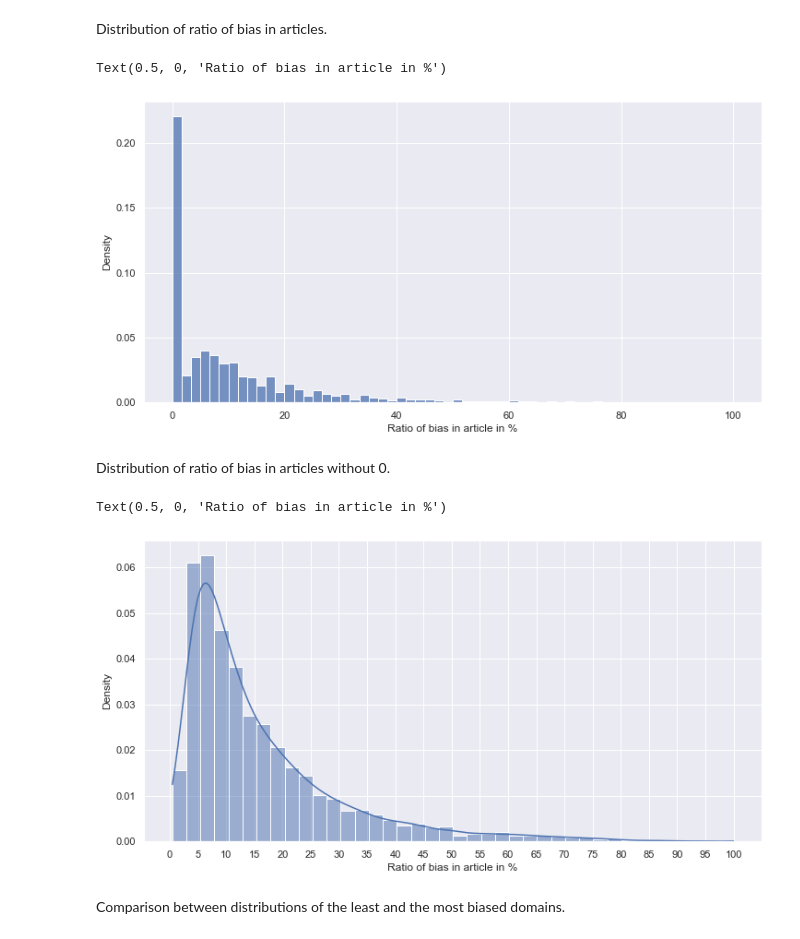
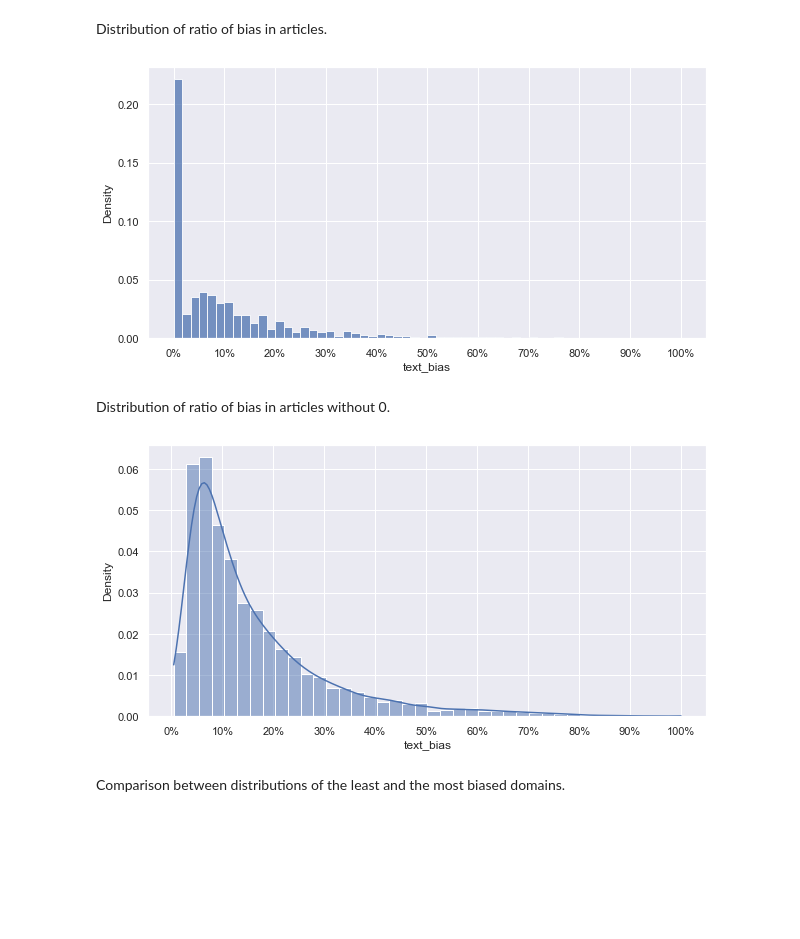
Before and after one commit to horychtom/czech-media-bias-detection, a Jupyter notebook: notebooks/media/full_pipeline/news_experiments.ipynb, the cells around one changed output. Drawn from its saved outputs; the diff is of its cells as text; code cells hidden in the pictures; blank space fills up the shorter version.

```diff
--- a/notebooks/media/full_pipeline/news_experiments.ipynb
+++ b/notebooks/media/full_pipeline/news_experiments.ipynb
@@ -81,32 +82,35 @@ plot_corr(sampled_domains)
 # %% [markdown]
 Distribution of ratio of bias in articles.
 # %%
+import matplotlib.ticker as mtick
+
 data_dist_w_zero = sampled_domains['text_bias']
-ax = plt.figure(figsize=(12,6))
-sns.histplot(x=data_dist_w_zero, stat='density',bins=60)
-plt.xlabel('Ratio of bias in article in %')
+ax = plt.figure(figsize=(10,5))
+plt.xticks(np.arange(0, 101, 10.0))
+sns.histplot(x=data_dist_w_zero, stat='density',bins=60).xaxis.set_major_formatter(mtick.PercentFormatter())
+plt.xlabel('text_bias')
+plt.savefig('dist1.png',dpi=400)
 # %% [output]
-Text(0.5, 0, 'Ratio of bias in article in %')
-[figure, old version]
+[figure, new version]
 # %% [markdown]
 Distribution of ratio of bias in articles without 0.
 # %%
 data_dist = sampled_domains[sampled_domains['text_bias']!=0]['text_bias']
 
-ax = plt.figure(figsize=(12,6))
-plt.xticks(np.arange(0, 101, 5.0))
+ax = plt.figure(figsize=(10,5))
+plt.xticks(np.arange(0, 101, 10.0))
 
 #fit gamma dist
 #x = np.linspace(0, 100, 100)
 #fit_alpha, fit_loc, fit_beta=stats.gamma.fit(data_dist)
 #y = stats.gamma.pdf(x,a=fit_alpha,loc=fit_loc,scale=fit_beta)
 #plt.plot(x, y)
 
-sns.histplot(x=data_dist, stat="density",kde=True,bins=40)
-plt.xlabel('Ratio of bias in article in %')
+sns.histplot(x=data_dist, stat="density",kde=True,bins=40).xaxis.set_major_formatter(mtick.PercentFormatter())
+plt.xlabel('text_bias')
+plt.savefig('dist2.png',dpi=400)
 # %% [output]
-Text(0.5, 0, 'Ratio of bias in article in %')
-[figure, old version]
+[figure, new version]
 # %% [markdown]
 Comparison between distributions of the least and the most biased domains.
 # %%
```
Also changed, not shown: parts of 11 cells of this notebook.
